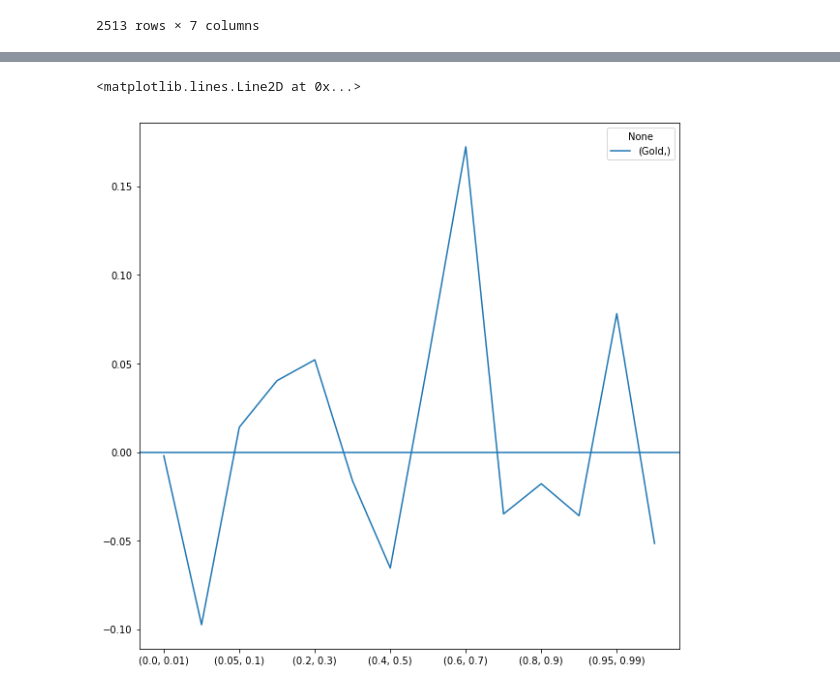
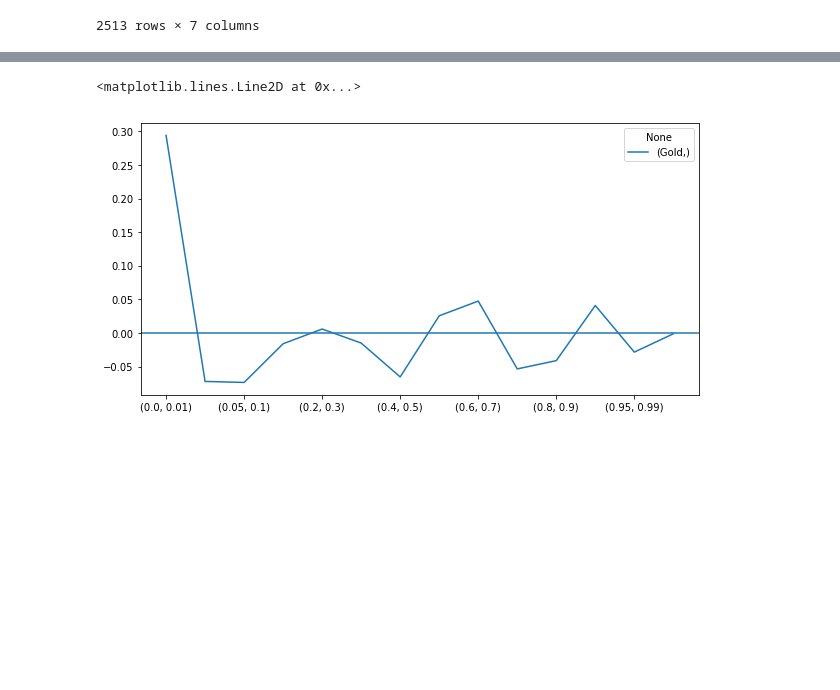
Before and after one commit to nafissaad/Tutorial1, a Jupyter notebook: Tutorial/Python for finance/VAR/Hedge and Safe haven assets.ipynb, the cells around one changed output, grey strips where cells are left out. Drawn from its saved outputs; the diff is of its cells as text; code cells hidden in the pictures; blank space fills up the shorter version.

```diff
--- a/Tutorial/Python for finance/VAR/Hedge and Safe haven assets.ipynb
+++ b/Tutorial/Python for finance/VAR/Hedge and Safe haven assets.ipynb
@@ -58,0 +54,3 @@ randked_return=randked_return.dropna()
+# %%
+ranked=returns[['SP500','Gold','Silver','Platinum','Bills','Bonds','Real Estate']].sort_values(ascending=True,by='SP500')
+ranked
@@ -59,7 +72,6 @@ randked_return=randked_return.dropna()
 # %%
-randked_return['Percentile']=[i/len(randked_return) for i in range(1,len(randked_return)+1)]
-returns['Percentile']=[i/len(randked_return) for i in range(1,len(randked_return)+1)]
-returns
+ranked['Percentile']=[i/len(ranked) for i in range(1,len(ranked)+1)]
+ranked
 # %% [output]
 |  | SP500 | Gold | Silver | Platinum | Bills | Bonds | Real Estate | Percentile |
 | Date |  |  |  |  |  |  |  |  |
@@ -125,6 +122,0 @@ array([[1.        , 0.38174527],
-# %%
-for m in Conditional_Corr.index:
-    for j in df.columns:
-        Conditional_Corr.loc[m,j]=np.corrcoef([returns.loc[i,'SP500'] if returns.loc[i,'SP500']>=returns['SP500'].quantile(m[0]) and returns.loc[i,'SP500']<returns['SP500'].quantile(m[1]) else 0 for i in returns['SP500'].index],
-                                              [returns.loc[i,j] if returns.loc[i,'SP500']>=returns['SP500'].quantile(m[0]) and returns.loc[i,'SP500']<returns['SP500'].quantile(m[1]) else 0 for i in returns['SP500'].index])[0][1]
-        print(Conditional_Corr.loc[m,j])
@@ -148,0 +123,5 @@ Name: (0.99, 1.0), dtype: object
+# %%
+for m in Conditional_Corr.index:
+    for j in ranked.columns[:-1]:
+        Conditional_Corr.loc[m,j]=ranked[(ranked.Percentile>m[0]) & (ranked.Percentile<m[1])][['SP500',j]].corr().values[0][1]
+        print(Conditional_Corr.loc[m,j])
@@ -167,6 +164,6 @@ Conditional_Corr
 # %%
-Conditional_Corr['Gold'].plot(figsize=(10,10))
+Conditional_Corr['Gold'].plot(figsize=(10,5))
 plt.axhline(0)
 # %% [output]
 <matplotlib.lines.Line2D at 0x...>
-[figure, old version]
+[figure, new version]
```
Also changed, not shown: parts of 14 cells of this notebook.
